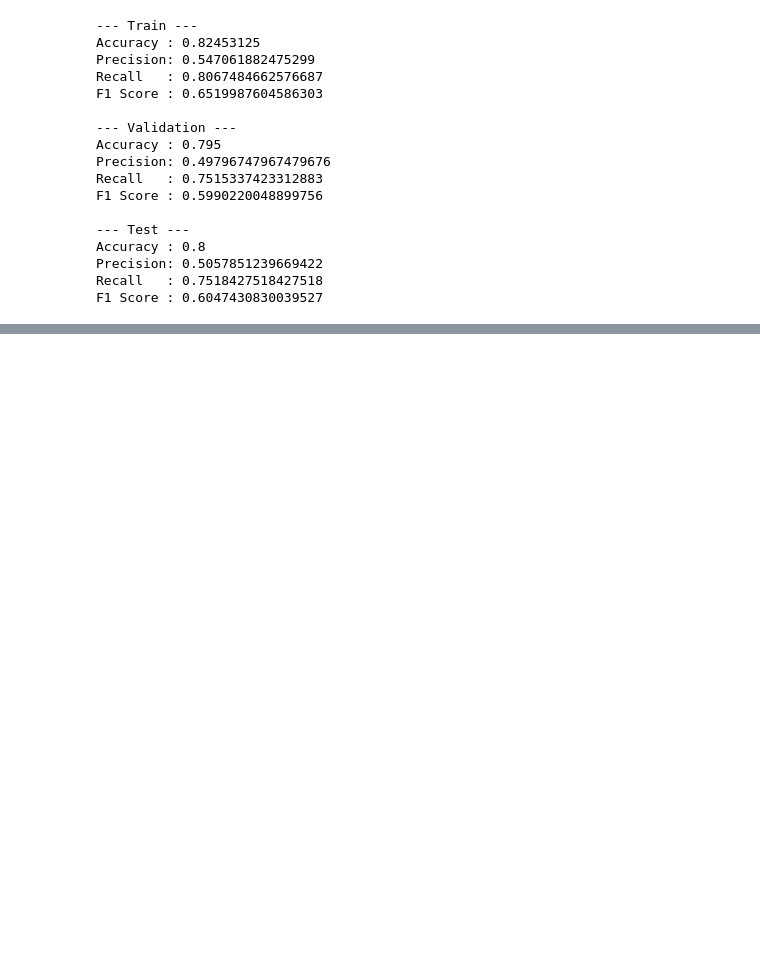
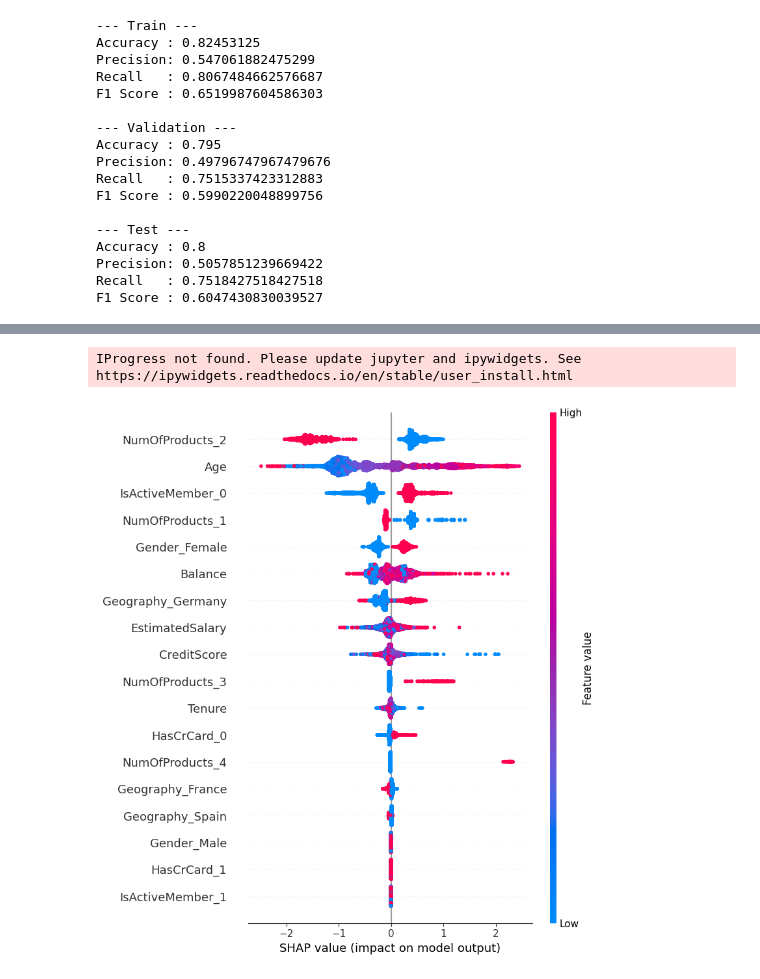
Before and after one commit to harnaiksahni1024/Bank_Churn_New, a Jupyter notebook: models_evaluation/XGB.ipynb, the cells around one changed output, grey strips where cells are left out. Saved outputs shown, nothing was run; the diff lists cells and outputs as text; code cells hidden in the pictures; blank space fills up the shorter version.

```diff
--- a/models_evaluation/XGB.ipynb
+++ b/models_evaluation/XGB.ipynb
@@ -166,0 +239,16 @@ F1 Score : 0.6047430830039527
+# %%
+import shap
+
+# Extract model and preprocessed data
+xgb_model = best_model.named_steps['model']
+X_transformed = best_model.named_steps['preprocessor'].transform(X_train)
+
+# Create SHAP explainer
+explainer = shap.TreeExplainer(xgb_model)
+shap_values = explainer.shap_values(X_transformed)
+
+# SHAP summary plot
+shap.summary_plot(shap_values, X_transformed, feature_names=feature_names)
+# %% [output]
+IProgress not found. Please update jupyter and ipywidgets. See https://ipywidgets.readthedocs.io/en/stable/user_install.html
+[figure, added]
```
Also changed, not shown: parts of 4 cells of this notebook, 2 other files.
